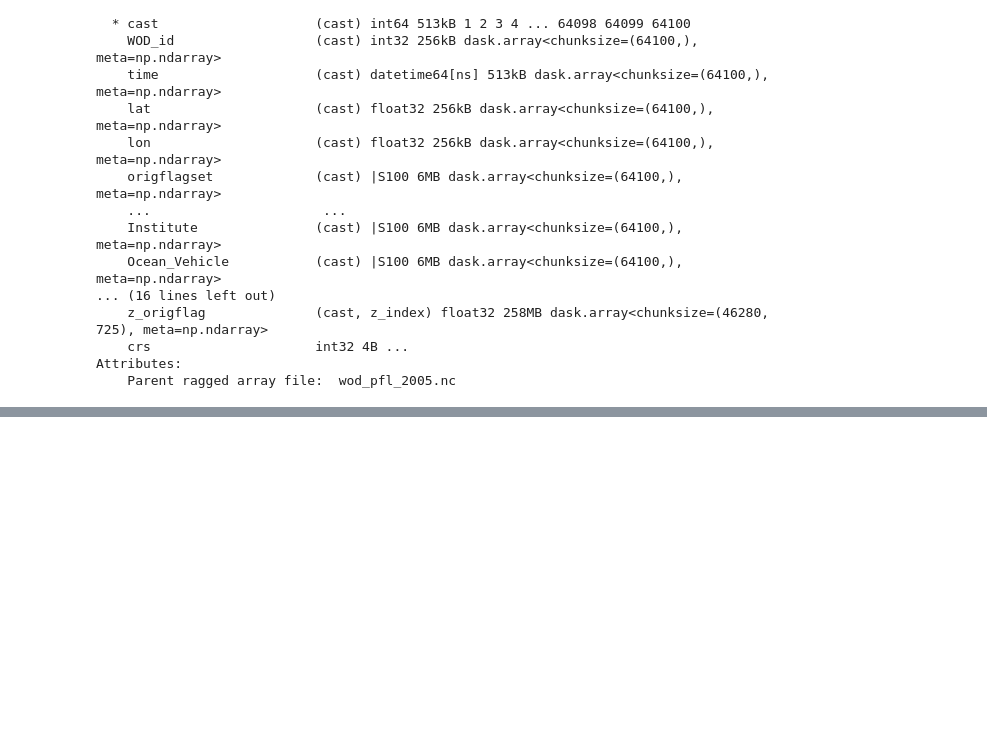
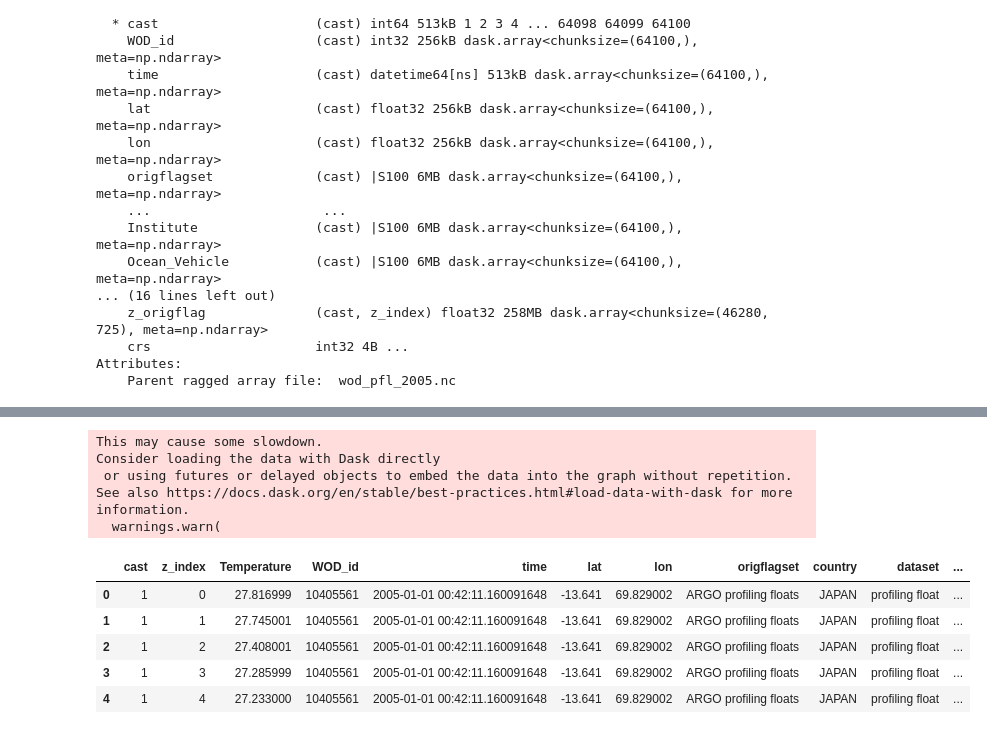
Before and after one commit to CARSv2/cars-v2, a Jupyter notebook: notebooks/CODA-database-sandbox.ipynb, the cells around one changed output, grey strips where cells are left out. Saved outputs shown, nothing was run; the diff lists cells and outputs as text; code cells hidden in the pictures; blank space fills up the shorter version.

```diff
--- a/notebooks/CODA-database-sandbox.ipynb
+++ b/notebooks/CODA-database-sandbox.ipynb
@@ -109 +174,15 @@ df
+# %%
+ddf.head()
+# %% [output]
+This may cause some slowdown.
+Consider loading the data with Dask directly
+ or using futures or delayed objects to embed the data into the graph without repetition.
+See also https://docs.dask.org/en/stable/best-practices.html#load-data-with-dask for more information.
+  warnings.warn(
+|  | cast | z_index | Temperature | WOD_id | time | lat | lon | origflagset | country | dataset | ... |
+| 0 | 1 | 0 | 27.816999 | 10405561 | 2005-01-01 00:42:11.160091648 | -13.641 | 69.829002 | ARGO profiling floats | JAPAN | profiling float | ... |
+| 1 | 1 | 1 | 27.745001 | 10405561 | 2005-01-01 00:42:11.160091648 | -13.641 | 69.829002 | ARGO profiling floats | JAPAN | profiling float | ... |
+| 2 | 1 | 2 | 27.408001 | 10405561 | 2005-01-01 00:42:11.160091648 | -13.641 | 69.829002 | ARGO profiling floats | JAPAN | profiling float | ... |
+| 3 | 1 | 3 | 27.285999 | 10405561 | 2005-01-01 00:42:11.160091648 | -13.641 | 69.829002 | ARGO profiling floats | JAPAN | profiling float | ... |
+| 4 | 1 | 4 | 27.233000 | 10405561 | 2005-01-01 00:42:11.160091648 | -13.641 | 69.829002 | ARGO profiling floats | JAPAN | profiling float | ... |
 # %%
```
Also changed, not shown: parts of 25 cells of this notebook.
